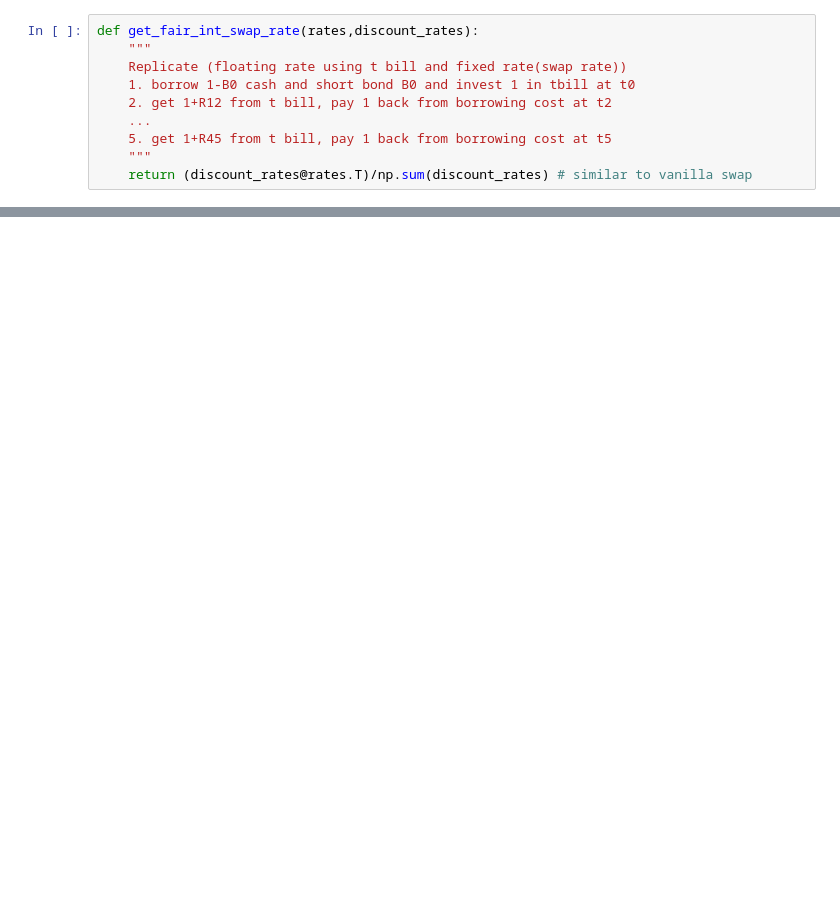
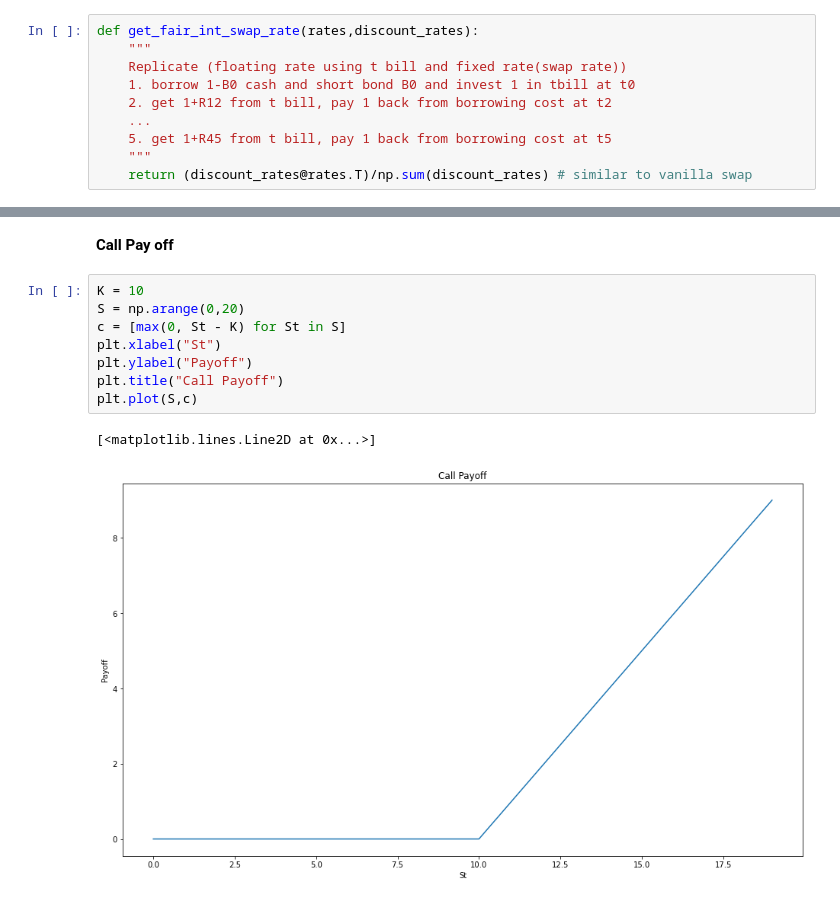
Before and after one commit to Saranpatp/risk-management-interview, a Jupyter notebook: Financial Derivatives/fin_diveratives.ipynb, the cells around one changed output, grey strips where cells are left out. Saved outputs shown, nothing was run; the diff lists cells and outputs as text; blank space fills up the shorter version.

```diff
--- a/Financial Derivatives/fin_diveratives.ipynb
+++ b/Financial Derivatives/fin_diveratives.ipynb
@@ -168,0 +156,13 @@ CVA: 21.083251541633885
+# %% [markdown]
+**Call Pay off**
+# %%
+K = 10
+S = np.arange(0,20)
+c = [max(0, St - K) for St in S]
+plt.xlabel("St")
+plt.ylabel("Payoff")
+plt.title("Call Payoff")
+plt.plot(S,c)
+# %% [output]
+[<matplotlib.lines.Line2D at 0x...>]
+[figure, added]
```
Also changed, not shown: parts of 37 cells of this notebook, 5 other files.
